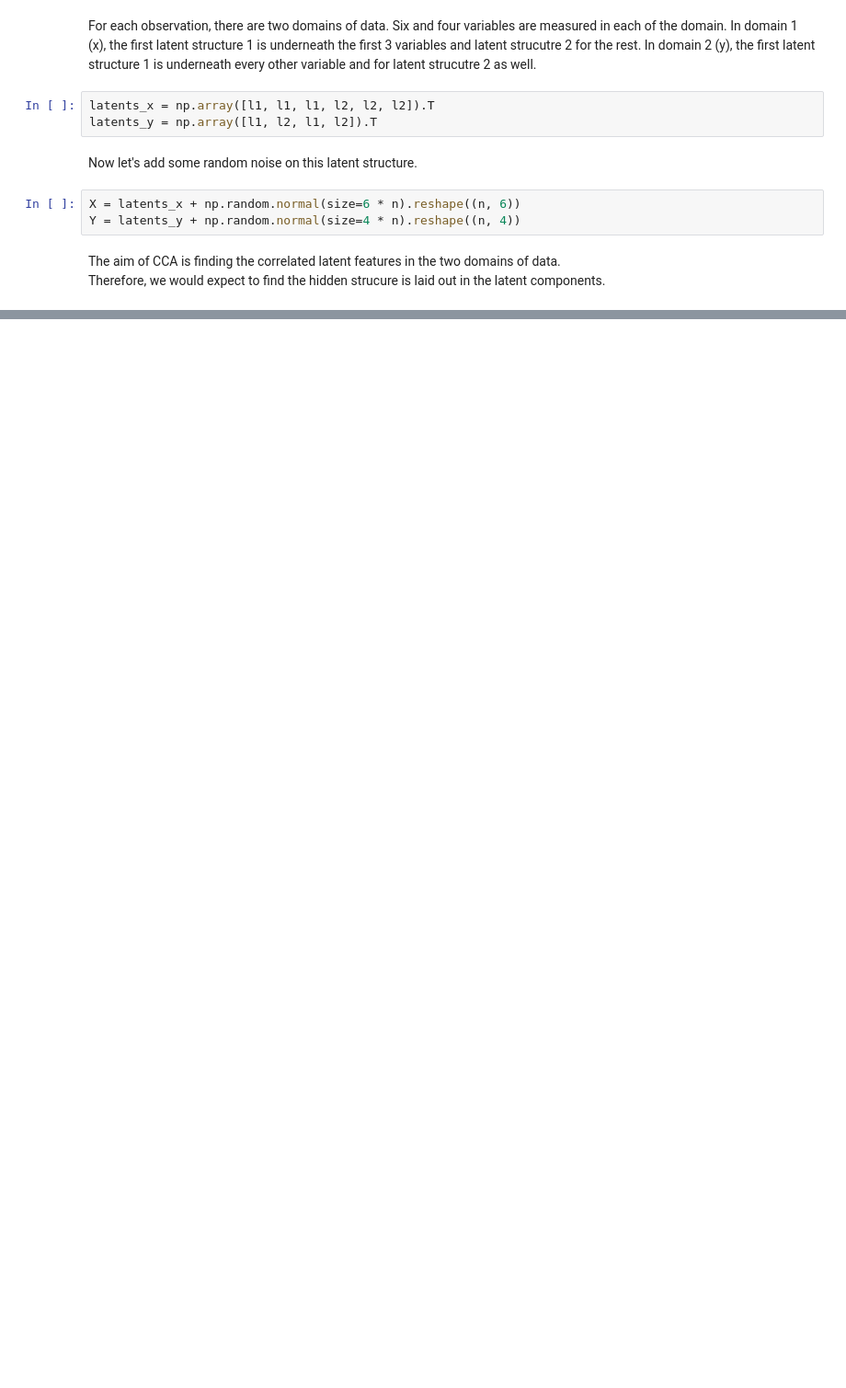
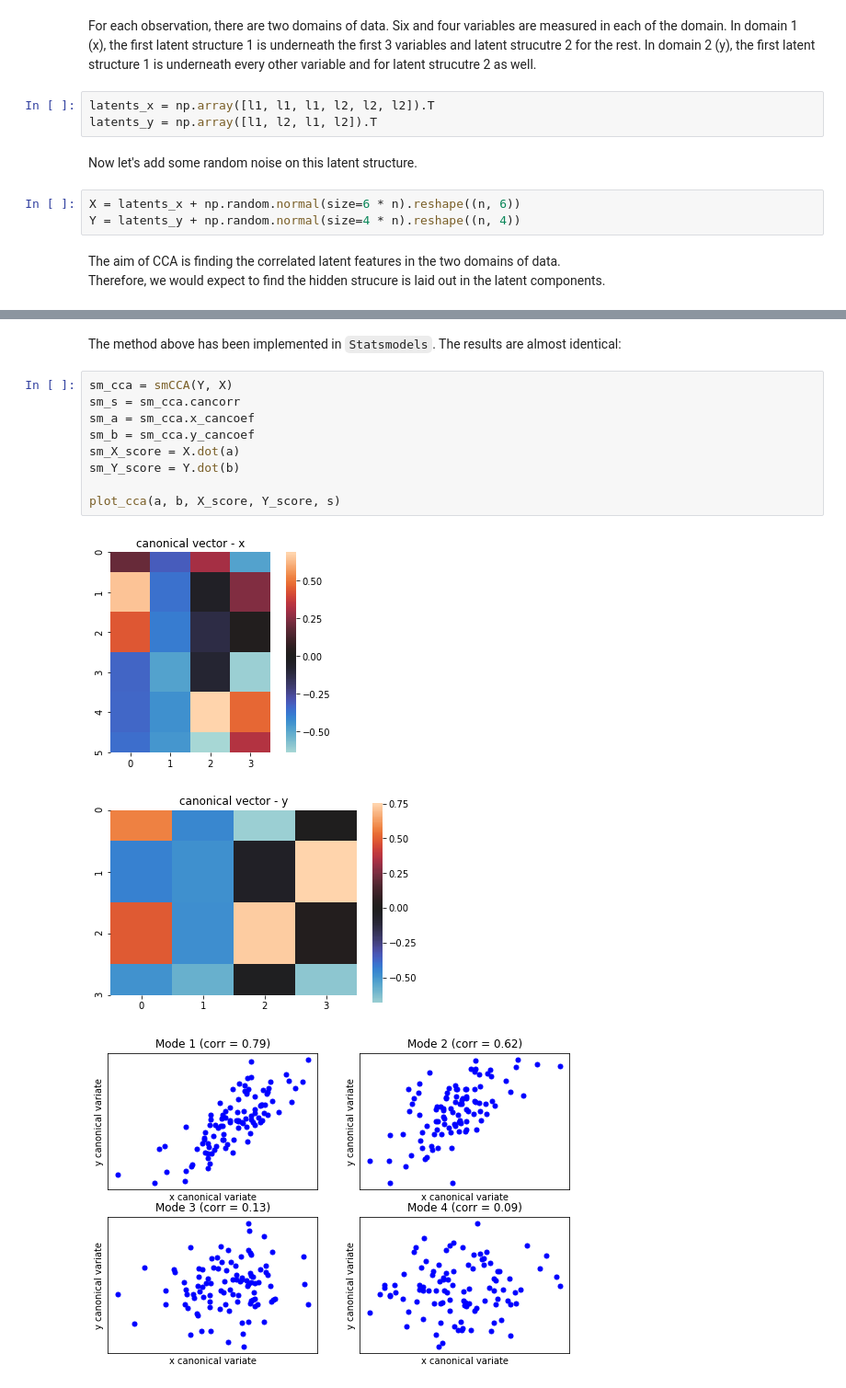
Before and after one commit to htwangtw/cca_primer, a Jupyter notebook: cca_notebook.ipynb, the cells around one changed output, grey strips where cells are left out. Shown: that part at 92% size. Saved outputs shown, nothing was run; the diff lists cells and outputs as text; blank space fills up the shorter version.

```diff
--- a/cca_notebook.ipynb
+++ b/cca_notebook.ipynb
@@ -156,0 +131,15 @@ for i in range(N):
+# %% [markdown]
+The method above has been implemented in `Statsmodels`. The results are almost identical:
+# %%
+sm_cca = smCCA(Y, X)
+sm_s = sm_cca.cancorr
+sm_a = sm_cca.x_cancoef
+sm_b = sm_cca.y_cancoef
+sm_X_score = X.dot(a)
+sm_Y_score = Y.dot(b)
+
+plot_cca(a, b, X_score, Y_score, s)
+# %% [output]
+[figure, added]
+[figure, added]
+[figure, added]
```
Also changed, not shown: parts of 36 cells of this notebook, 1 other file.
